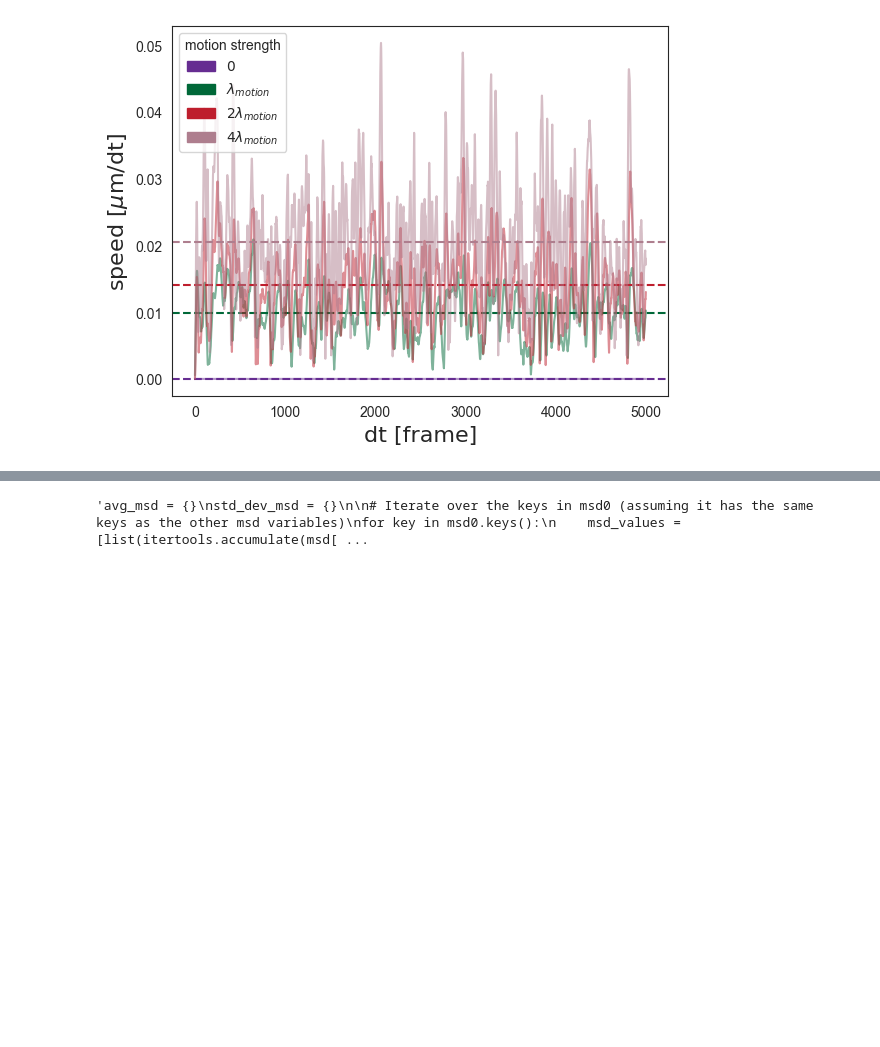
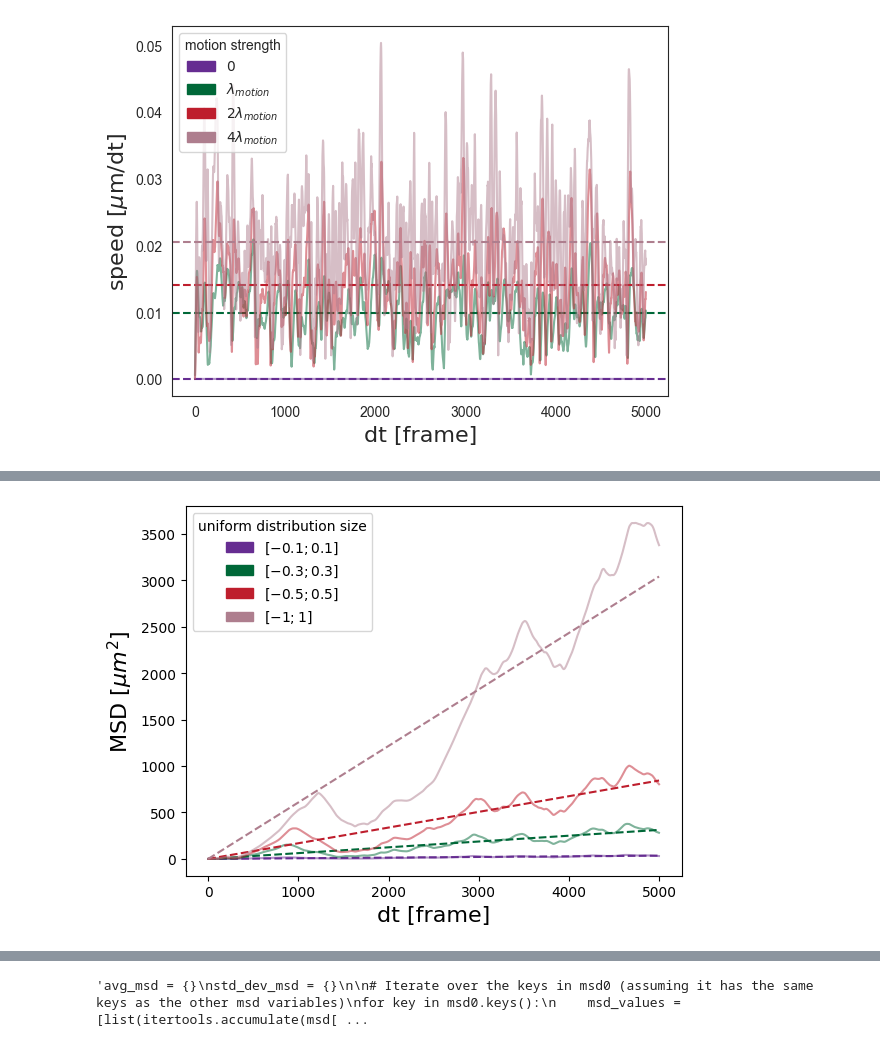
Before and after one commit to smegason/Goo, a Jupyter notebook: simulations/doublet.ipynb, the cells around one changed output, grey strips where cells are left out. Cells and saved outputs as stored; diff of their text form; code cells hidden in the pictures; blank space fills up the shorter version.

```diff
--- a/simulations/doublet.ipynb
+++ b/simulations/doublet.ipynb
@@ -821,19 +839,20 @@ from matplotlib.patches import Patch
 import os
 os.chdir("C:\\tmp\\differential_motion\\seed100")
 
-with open(f"data_motion500_uni1_speed.json", 'r') as f6:
+with open(f"data_motion500_uni1_msd.json", 'r') as f6:
     speed1 = json.load(f6)
-with open(f"data_motion500_uni3_speed.json", 'r') as f6:
+with open(f"data_motion500_uni3_msd.json", 'r') as f6:
     speed2 = json.load(f6)
-with open(f"data_motion500_uni5_speed.json", 'r') as f6:
+with open(f"data_motion500_uni5_msd.json", 'r') as f6:
     speed3 = json.load(f6)
-with open(f"data_motion500_uni10_speed.json", 'r') as f6:
+with open(f"data_motion500_uni10_msd.json", 'r') as f6:
     speed4 = json.load(f6)
 
 data_merged = [speed1, speed2, speed3, speed4]
 print(speed1.values())
 
 color_palette = ['#662D91', '#006838', '#BE1E2D', '#AE7E8E']
+marker_palette = ['o', '>', '+', '<']
 
 # Create a list to store legend handles
 legend_handles = []
@@ -844,6 +863,33 @@ legend_labels = [r'$[-0.1; 0.1]$', r'$[-0.3; 0.3]$', r'$[-0.5; 0.5]$', r'$[-1; 1
 # Create a list to store mean speeds
 mean_speeds = []
 
+'''# Plot each track with log-log scale
+for idx, data_dict in enumerate(data_merged):
+    values = list(data_dict.values())[0]
+    x_values = range(len(values))
+    color = color_palette[idx % len(color_palette)]
+
+    # Convert to log scale, ignoring the first data point (start at index 1)
+    log_x_values = np.log(x_values[1:])
+    log_values = np.log(values[1:])
+
+    plt.plot(log_x_values, log_values, color=color, alpha=0.5)
+
+    # Create a legend handle with the plot
+    legend_handle = Patch(color=color, label=legend_labels[idx])
+    legend_handles.append(legend_handle)
+
+    # Fit the linear regression model
+    #reg = LinearRegression(fit_intercept=False).fit(log_x_values, log_values)
+
+    # Infer y (log scale)
+    #y_pred = reg.predict(log_x_values)
+
+    # Print the slope (coefficient) and intercept of the linear regression model
+    #print("Slope (Coefficient):", f"{reg.coef_[0]:.6f}")
+
+    #plt.plot(log_x_values, y_pred, '--', color=color)'''
+
 # Plot each track
 for idx, dict in enumerate(data_merged):
     # Get the color based on the index in the color palette
@@ -853,26 +899,62 @@ for idx, dict in enumerate(data_merged):
     x_values = range(len(values))
 
     color = color_palette[idx % len(color_palette)]
+    marker = marker_palette[idx % len(marker_palette)]
 
     plt.plot(values, color=color, alpha=0.5)
-    # Calculate the mean of the track
-    track_mean = np.mean(values)
-    # Plot the mean as a horizontal line
-    plt.axhline(track_mean, color=color, linestyle='--')
 
     # Create a legend handle with the plot
     legend_handle = Patch(color=color, label=legend_labels[idx])
     legend_handles.append(legend_handle)
 
+    # Convert the cumulative_list to numpy array and reshape it
+    y = np.array(values)
+
+    # Create a corresponding array of indices as the independent variable
+    X = np.arange(len(values)).reshape(-1, 1)
+
+    # Fit the linear regression model
+    reg = LinearRegression(fit_intercept=False).fit(X, y)
+
+    # Infer y
+    y_pred = reg.predict(X)
+
+    # Print the slope (coefficient) and intercept of the linear regression model
+    print("Slope (Coefficient):", f"{reg.coef_[0]:.6f}")
+
+    plt.plot(X,y_pred, '--', color=color)
+
+    # Calculate the mean of the track
+    #track_mean = np.mean(values)
+    # Plot the mean as a horizontal line
+    #plt.axhline(track_mean, color=color, linestyle='--')
+
+
 
 # Set the font properties for the legend
 legend_font_props = {'family': 'Myriad Pro', 'size': 10}
-plt.legend(handles=legend_handles, title='motion strength', prop=legend_font_props)
+plt.legend(handles=legend_handles, title='uniform distribution size', prop=legend_font_props)
 
 # Set the font properties for the axis labels
 axis_label_font_props = {'family': 'Myriad Pro', 'size': 16}
 plt.xlabel(r'dt [frame]', fontdict=axis_label_font_props)
-plt.ylabel(r'speed [$\mu$m/dt]', fontdict=axis_label_font_props)
+plt.ylabel(r'MSD [$\mu m^2$]', fontdict=axis_label_font_props)
+
+'''plt.xlabel(r'log(dt)', fontdict=axis_label_font_props)
+plt.ylabel(r'log(MSD)', fontdict=axis_label_font_props)
+# Format the axis labels to show log scale
+plt.xscale("log")
+plt.yscale("log")
+
+
+# Manually set the minor tick locations for both x and y axes
+minor_locator = plt.MultipleLocator(base=0.5)
+ax.yaxis.set_minor_locator(minor_locator)
+ax.xaxis.set_minor_locator(minor_locator)
+
+# Enable the minor ticks
+plt.minorticks_on()'''
 
 # Save the plot to the data folder
-plt.savefig(f"speed_single_cell_seed100.png", transparent=False, dpi=500)
+plt.savefig(f"msd_single_cell_seed100_varyingdistr.png", transparent=True, dpi=500)
+# %% [output]
@@ -878,0 +966 @@ plt.savefig(f"speed_single_cell_seed100.png", transparent=False, dpi=500)
+[figure, added]
```
Also changed, not shown: parts of 19 cells of this notebook, 4 other files.
